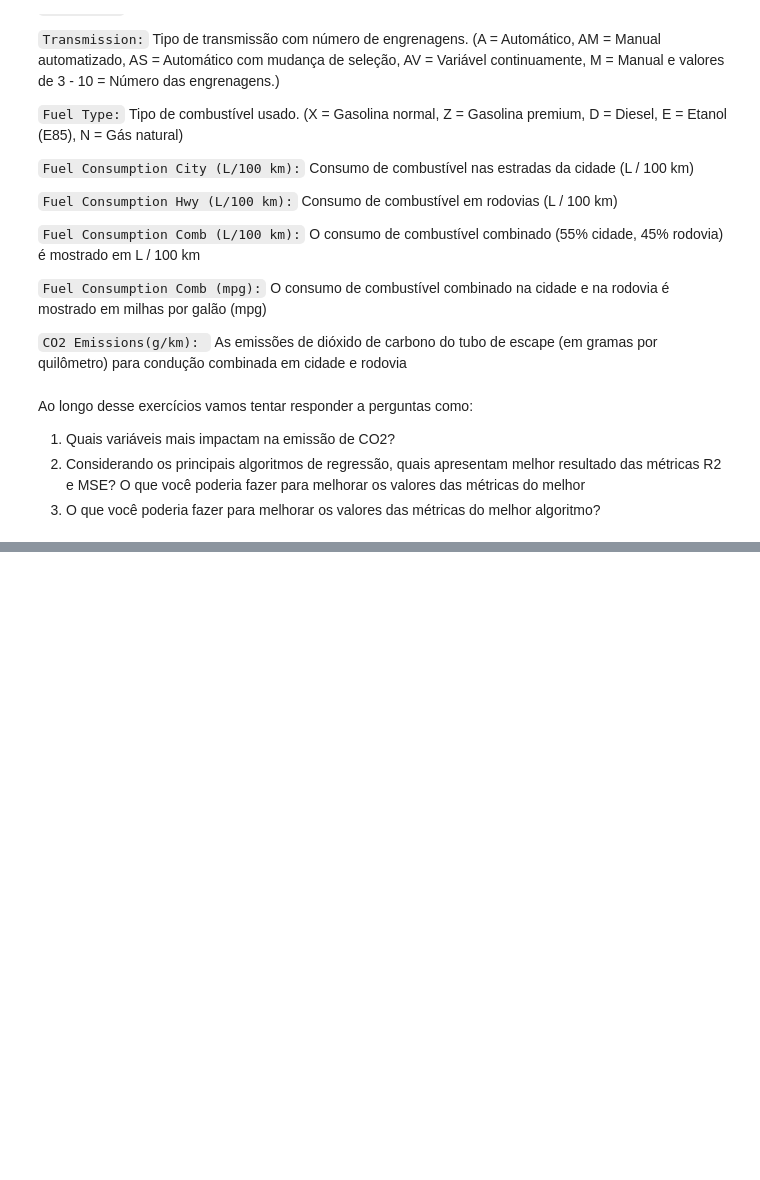
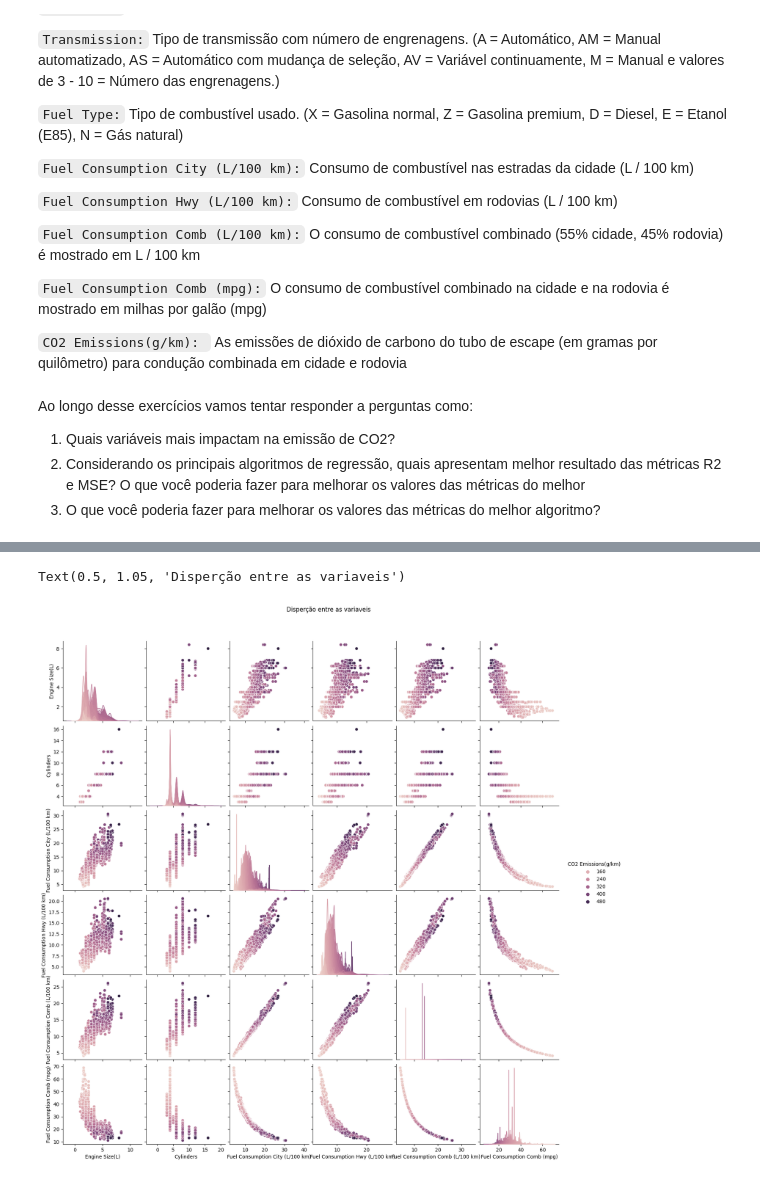
Before and after one commit to leokoki/Sirius, a Jupyter notebook: Aulas/3_Future Casting Prevendo o Futuro com Machine Learning e Estatística/4_Machine Learning II/S1D3/exercicio_regressao_alunes.ipynb, the cells around one changed output, grey strips where cells are left out. Drawn from its saved outputs; the diff is of its cells as text; code cells hidden in the pictures; blank space fills up the shorter version.

```diff
--- a/Aulas/3_Future Casting Prevendo o Futuro com Machine Learning e Estatística/4_Machine Learning II/S1D3/exercicio_regressao_alunes.ipynb
+++ b/Aulas/3_Future Casting Prevendo o Futuro com Machine Learning e Estatística/4_Machine Learning II/S1D3/exercicio_regressao_alunes.ipynb
@@ -103,0 +58,4 @@ def feature_importance(modelo):
+# %%
+
+df =pd.read_csv('CO2 Emissions_Canada.csv')
+df.head(2)
@@ -103,0 +107,7 @@ def feature_importance(modelo):
+# %%
+
+ax = sns.pairplot(df, hue="CO2 Emissions(g/km)")
+ax.fig.suptitle('Disperção entre as variaveis',y=1.05)
+# %% [output]
+Text(0.5, 1.05, 'Disperção entre as variaveis')
+[figure, added]
```
Also changed, not shown: parts of 53 cells of this notebook, 3 other files.
